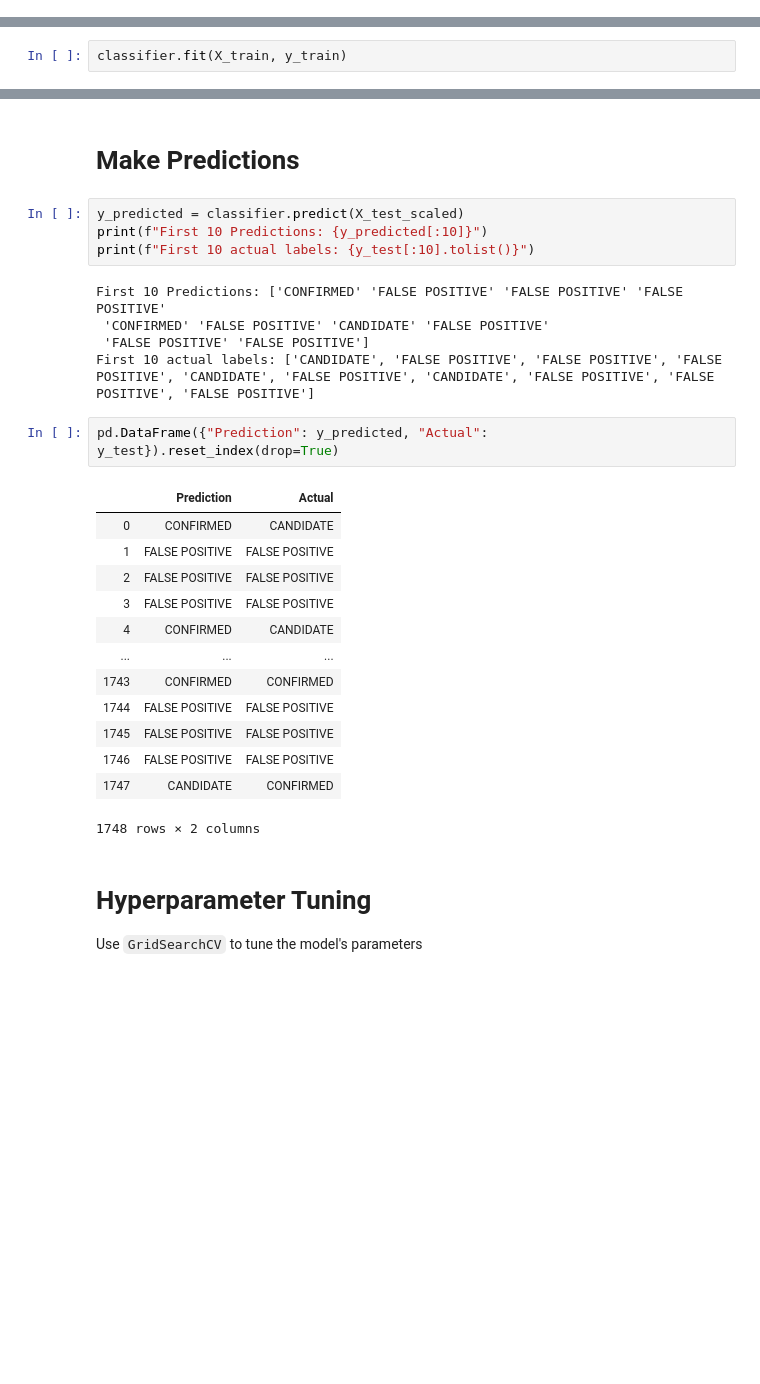
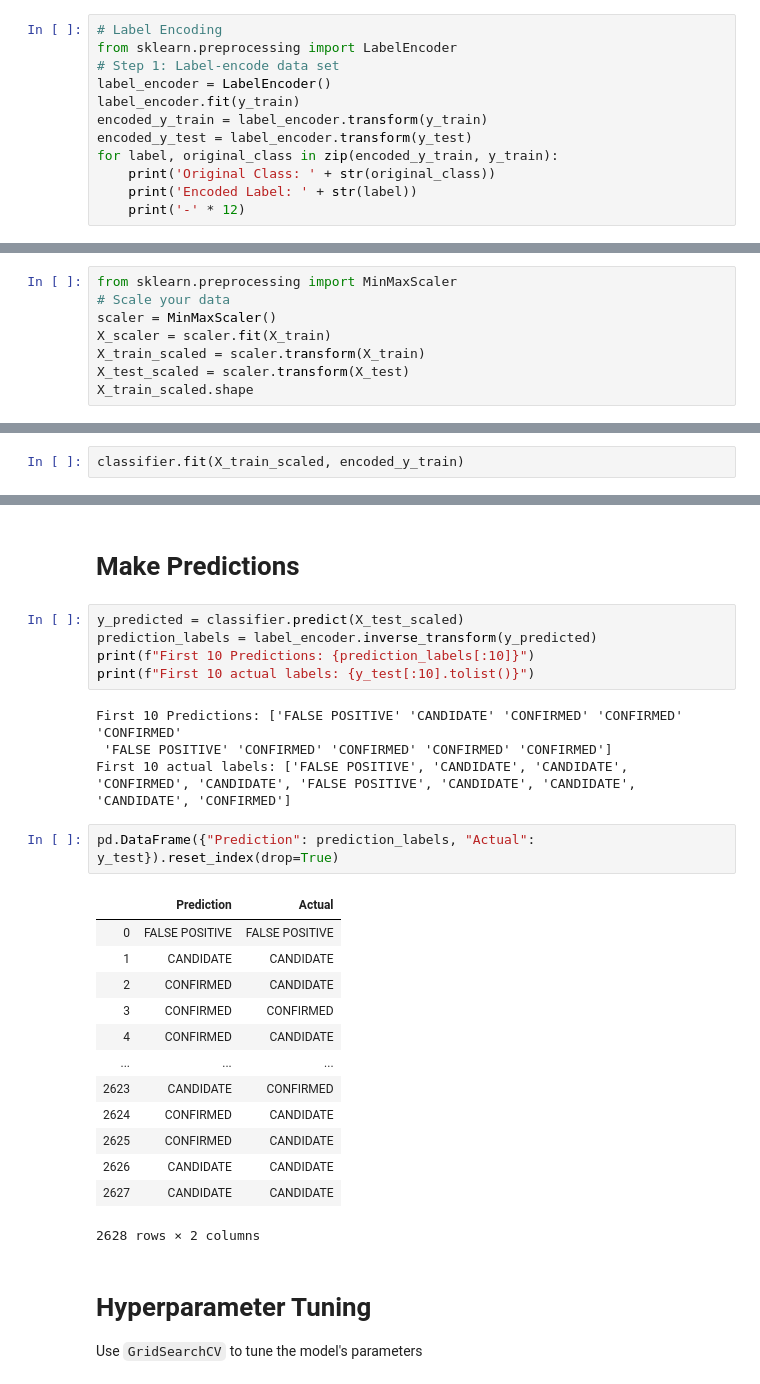
Before and after one commit to ic2019/Machine-Learning-Challenge, a Jupyter notebook: SVM_model.ipynb, the cells around one changed output, grey strips where cells are left out. Cells and saved outputs as stored; diff of their text form; blank space fills up the shorter version.

```diff
--- a/SVM_model.ipynb
+++ b/SVM_model.ipynb
@@ -303,0 +240,12 @@ array([[1.00000000e+00, 0.00000000e+00, 0.00000000e+00, 0.00000000e+00,
+# %%
+# Label Encoding
+from sklearn.preprocessing import LabelEncoder
+# Step 1: Label-encode data set
+label_encoder = LabelEncoder()
+label_encoder.fit(y_train)
+encoded_y_train = label_encoder.transform(y_train)
+encoded_y_test = label_encoder.transform(y_test)
+for label, original_class in zip(encoded_y_train, y_train):
+    print('Original Class: ' + str(original_class))
+    print('Encoded Label: ' + str(label))
+    print('-' * 12)
@@ -303,0 +278,8 @@ array([[1.00000000e+00, 0.00000000e+00, 0.00000000e+00, 0.00000000e+00,
+# %%
+from sklearn.preprocessing import MinMaxScaler
+# Scale your data
+scaler = MinMaxScaler()
+X_scaler = scaler.fit(X_train)
+X_train_scaled = scaler.transform(X_train)
+X_test_scaled = scaler.transform(X_test)
+X_train_scaled.shape
@@ -310,7 +294,7 @@ classifier = SVC(kernel='linear')
 # %% [markdown]
 # Train and fit the Model
 # %%
-classifier.fit(X_train, y_train)
+classifier.fit(X_train_scaled, encoded_y_train)
 # %% [output]
 SVC(C=1.0, cache_size=200, class_weight=None, coef0=0.0,
     decision_function_shape='ovr', degree=3, gamma='auto_deprecated',
@@ -328,29 +312,29 @@ Testing Data Score: 0.812929061784897
 # Make Predictions
 # %%
 y_predicted = classifier.predict(X_test_scaled)
-print(f"First 10 Predictions: {y_predicted[:10]}")
+prediction_labels = label_encoder.inverse_transform(y_predicted)
+print(f"First 10 Predictions: {prediction_labels[:10]}")
 print(f"First 10 actual labels: {y_test[:10].tolist()}")
 # %% [output]
-First 10 Predictions: ['CONFIRMED' 'FALSE POSITIVE' 'FALSE POSITIVE' 'FALSE POSITIVE'
- 'CONFIRMED' 'FALSE POSITIVE' 'CANDIDATE' 'FALSE POSITIVE'
- 'FALSE POSITIVE' 'FALSE POSITIVE']
-First 10 actual labels: ['CANDIDATE', 'FALSE POSITIVE', 'FALSE POSITIVE', 'FALSE POSITIVE', 'CANDIDATE', 'FALSE POSITIVE', 'CANDIDATE', 'FALSE POSITIVE', 'FALSE POSITIVE', 'FALSE POSITIVE']
+First 10 Predictions: ['FALSE POSITIVE' 'CANDIDATE' 'CONFIRMED' 'CONFIRMED' 'CONFIRMED'
+ 'FALSE POSITIVE' 'CONFIRMED' 'CONFIRMED' 'CONFIRMED' 'CONFIRMED']
+First 10 actual labels: ['FALSE POSITIVE', 'CANDIDATE', 'CANDIDATE', 'CONFIRMED', 'CANDIDATE', 'FALSE POSITIVE', 'CANDIDATE', 'CANDIDATE', 'CANDIDATE', 'CONFIRMED']
 # %%
-pd.DataFrame({"Prediction": y_predicted, "Actual": y_test}).reset_index(drop=True)
+pd.DataFrame({"Prediction": prediction_labels, "Actual": y_test}).reset_index(drop=True)
 # %% [output]
 |  | Prediction | Actual |
-| 0 | CONFIRMED | CANDIDATE |
-| 1 | FALSE POSITIVE | FALSE POSITIVE |
-| 2 | FALSE POSITIVE | FALSE POSITIVE |
-| 3 | FALSE POSITIVE | FALSE POSITIVE |
+| 0 | FALSE POSITIVE | FALSE POSITIVE |
+| 1 | CANDIDATE | CANDIDATE |
+| 2 | CONFIRMED | CANDIDATE |
+| 3 | CONFIRMED | CONFIRMED |
 | 4 | CONFIRMED | CANDIDATE |
 | ... | ... | ... |
-| 1743 | CONFIRMED | CONFIRMED |
-| 1744 | FALSE POSITIVE | FALSE POSITIVE |
-| 1745 | FALSE POSITIVE | FALSE POSITIVE |
-| 1746 | FALSE POSITIVE | FALSE POSITIVE |
-| 1747 | CANDIDATE | CONFIRMED |
+| 2623 | CANDIDATE | CONFIRMED |
+| 2624 | CONFIRMED | CANDIDATE |
+| 2625 | CONFIRMED | CANDIDATE |
+| 2626 | CANDIDATE | CANDIDATE |
+| 2627 | CANDIDATE | CANDIDATE |
-1748 rows × 2 columns
+2628 rows × 2 columns
 # %% [markdown]
 # Hyperparameter Tuning
 
```
Also changed, not shown: parts of 26 cells of this notebook, 3 other files.
